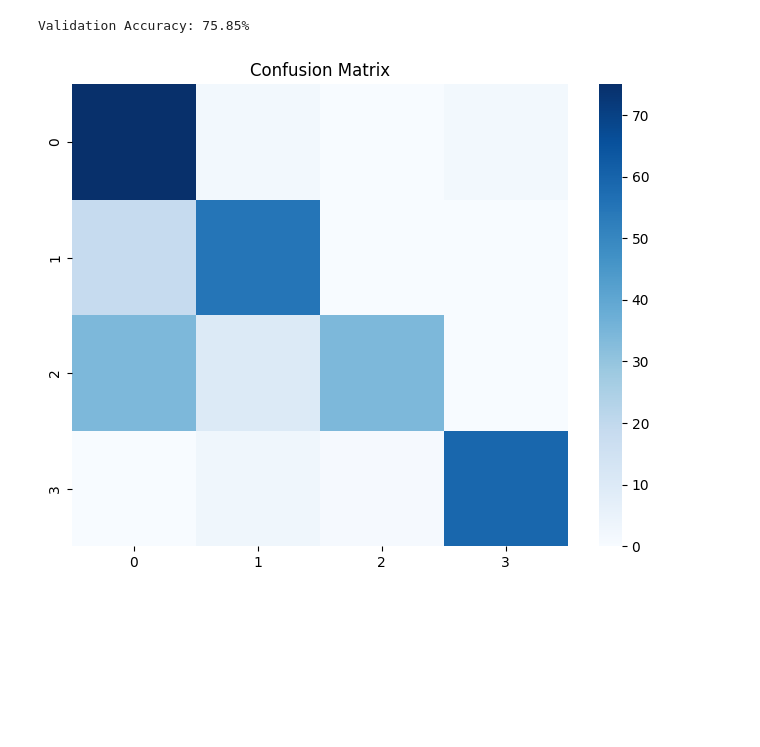
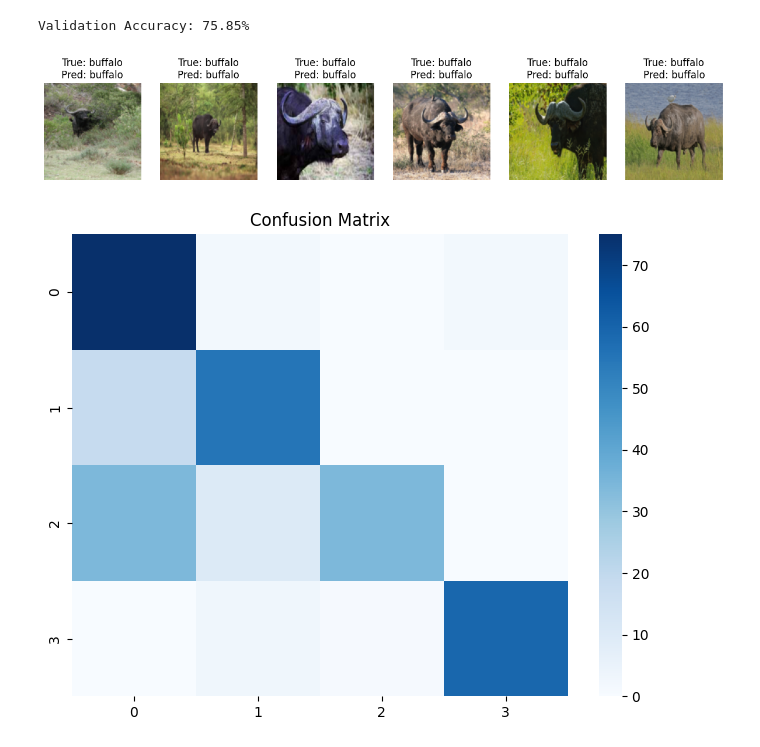
Before and after one commit to PY-1-001/Distributed_wildlife_CNN_Group46, a Jupyter notebook: Assignment2_ML_Group46.ipynb, the cells around one changed output. Cells and saved outputs as stored; diff of their text form; code cells hidden in the pictures; blank space fills up the shorter version.

```diff
--- a/Assignment2_ML_Group46.ipynb
+++ b/Assignment2_ML_Group46.ipynb
@@ -161,6 +182,29 @@ accuracy = 100 * correct / total
 print(f"Validation Accuracy: {accuracy:.2f}%")
 # %% [output]
 Validation Accuracy: 75.85%
+# %%
+'''Sample dataset shows Actual label and Predicted Label'''
+model.eval()
+
+fig, axes = plt.subplots(1,6, figsize=(15,5))
+
+with torch.no_grad():
+    for i in range(6):
+        img, label = val_dataset[i]
+        img_tensor = img.unsqueeze(0).to(device)
+
+        output = model(img_tensor)
+        _, pred = torch.max(output, 1)
+
+        img_display = img.permute(1,2,0)
+
+        axes[i].imshow(img_display)
+        axes[i].set_title(f"True: {val_dataset.classes[label]}\nPred: {val_dataset.classes[pred.item()]}")
+        axes[i].axis("off")
+
+plt.show()
+# %% [output]
+[figure, added]
 # %%
 '''Confusion Matrix'''
 import matplotlib.pyplot as plt
```
Also changed, not shown: parts of 1 cell of this notebook.
